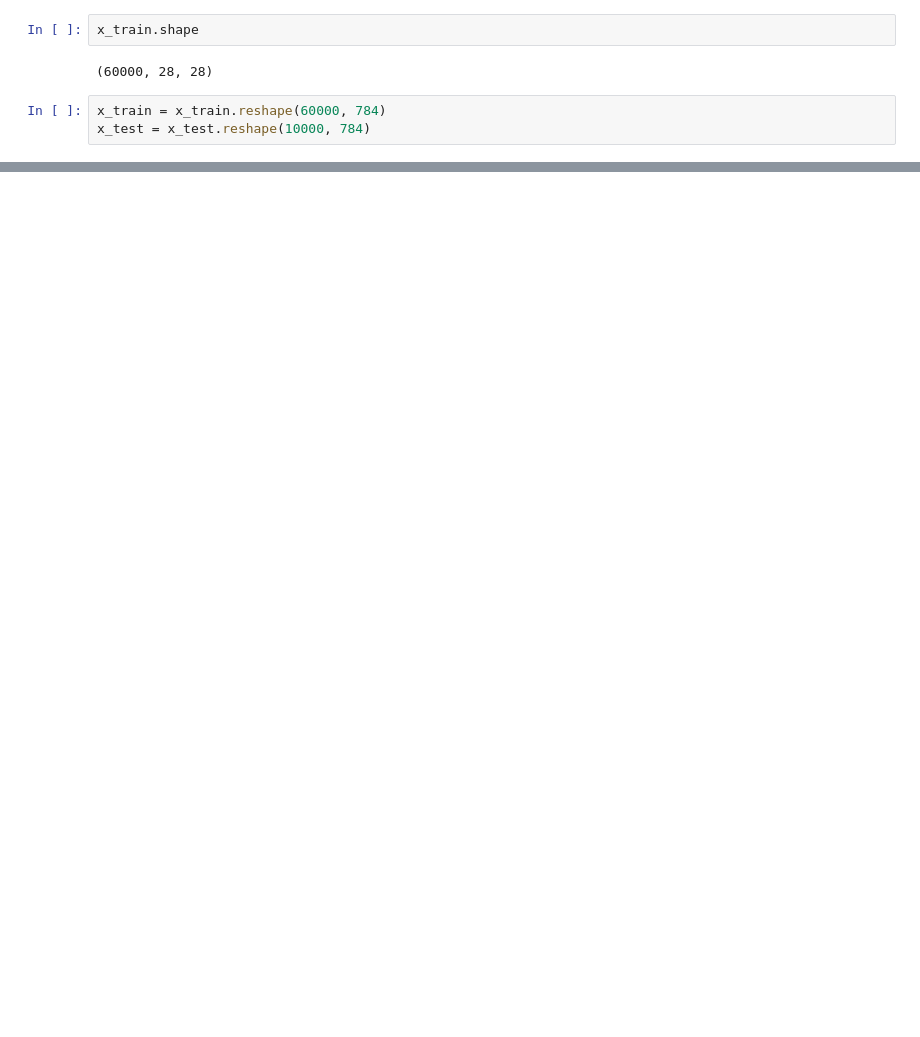
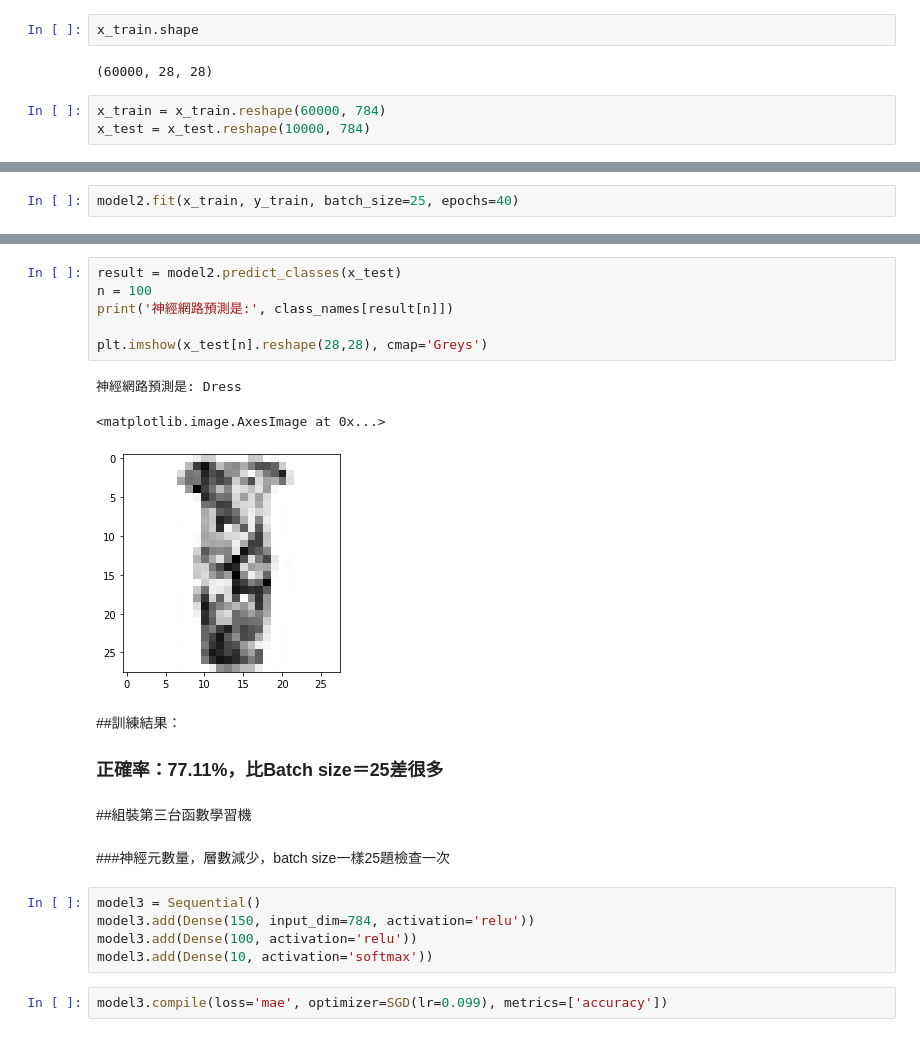
Before and after one commit to Willlee0225/nbviewer, a Jupyter notebook: 打造神經網路作業.ipynb, the cells around one changed output, grey strips where cells are left out. Drawn from its saved outputs; the diff is of its cells as text; blank space fills up the shorter version.

```diff
--- a/打造神經網路作業.ipynb
+++ b/打造神經網路作業.ipynb
@@ -172,0 +206,2 @@ Please use instead:* `np.argmax(model.predict(x), axis=-1)`,   if your model doe
+# %%
+model2.fit(x_train, y_train, batch_size=25, epochs=40)
@@ -172,0 +227,24 @@ Please use instead:* `np.argmax(model.predict(x), axis=-1)`,   if your model doe
+# %%
+result = model2.predict_classes(x_test)
+n = 100
+print('神經網路預測是:', class_names[result[n]])
+
+plt.imshow(x_test[n].reshape(28,28), cmap='Greys')
+# %% [output]
+神經網路預測是: Dress
+<matplotlib.image.AxesImage at 0x...>
+[figure, added]
+# %% [markdown]
+##訓練結果：
+### 正確率：77.11%，比Batch size＝25差很多
+# %% [markdown]
+##組裝第三台函數學習機
+# %% [markdown]
+###神經元數量，層數減少，batch size一樣25題檢查一次
+# %%
+model3 = Sequential()
+model3.add(Dense(150, input_dim=784, activation='relu'))
+model3.add(Dense(100, activation='relu'))
+model3.add(Dense(10, activation='softmax'))
+# %%
+model3.compile(loss='mae', optimizer=SGD(lr=0.099), metrics=['accuracy'])
```
Also changed, not shown: parts of 38 cells of this notebook.
